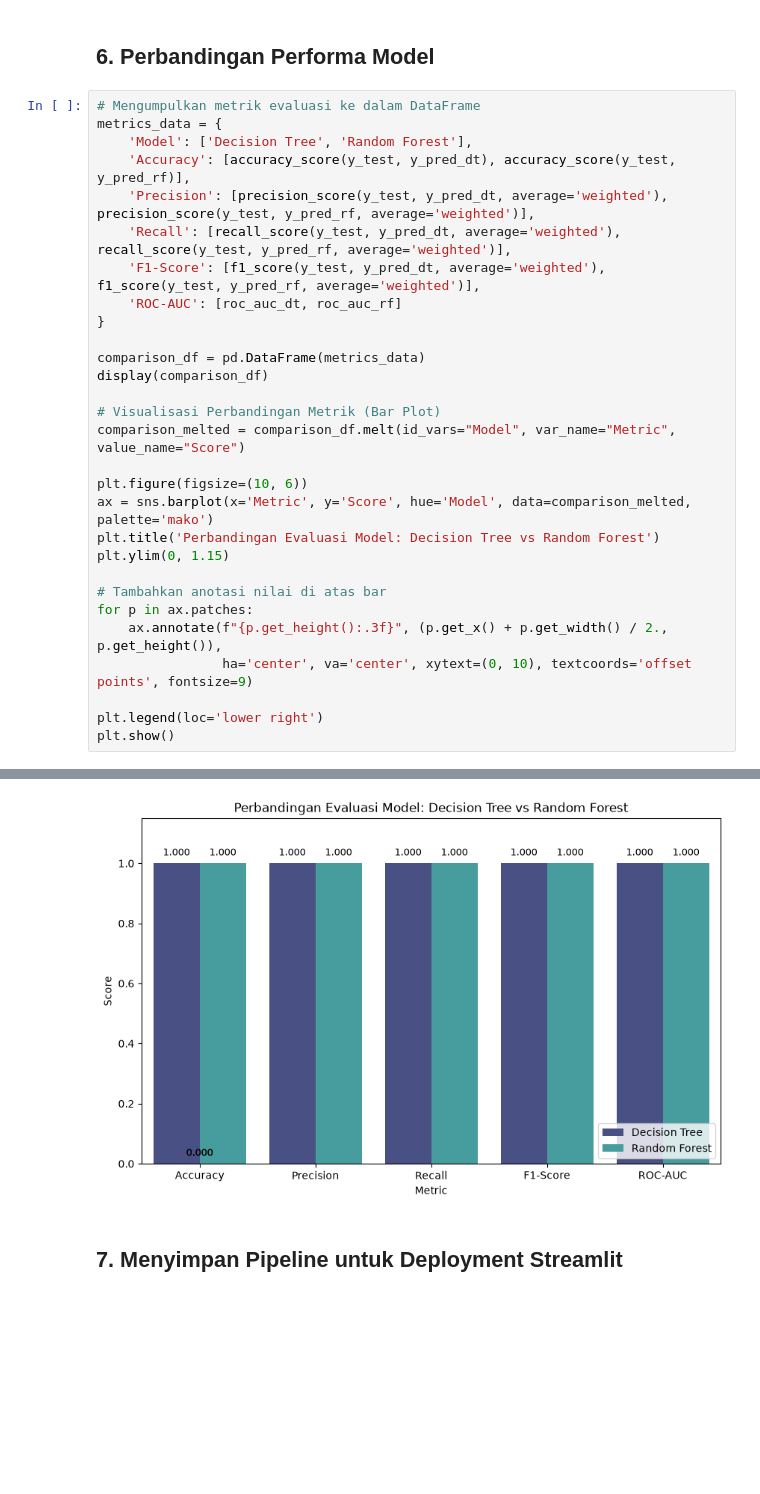
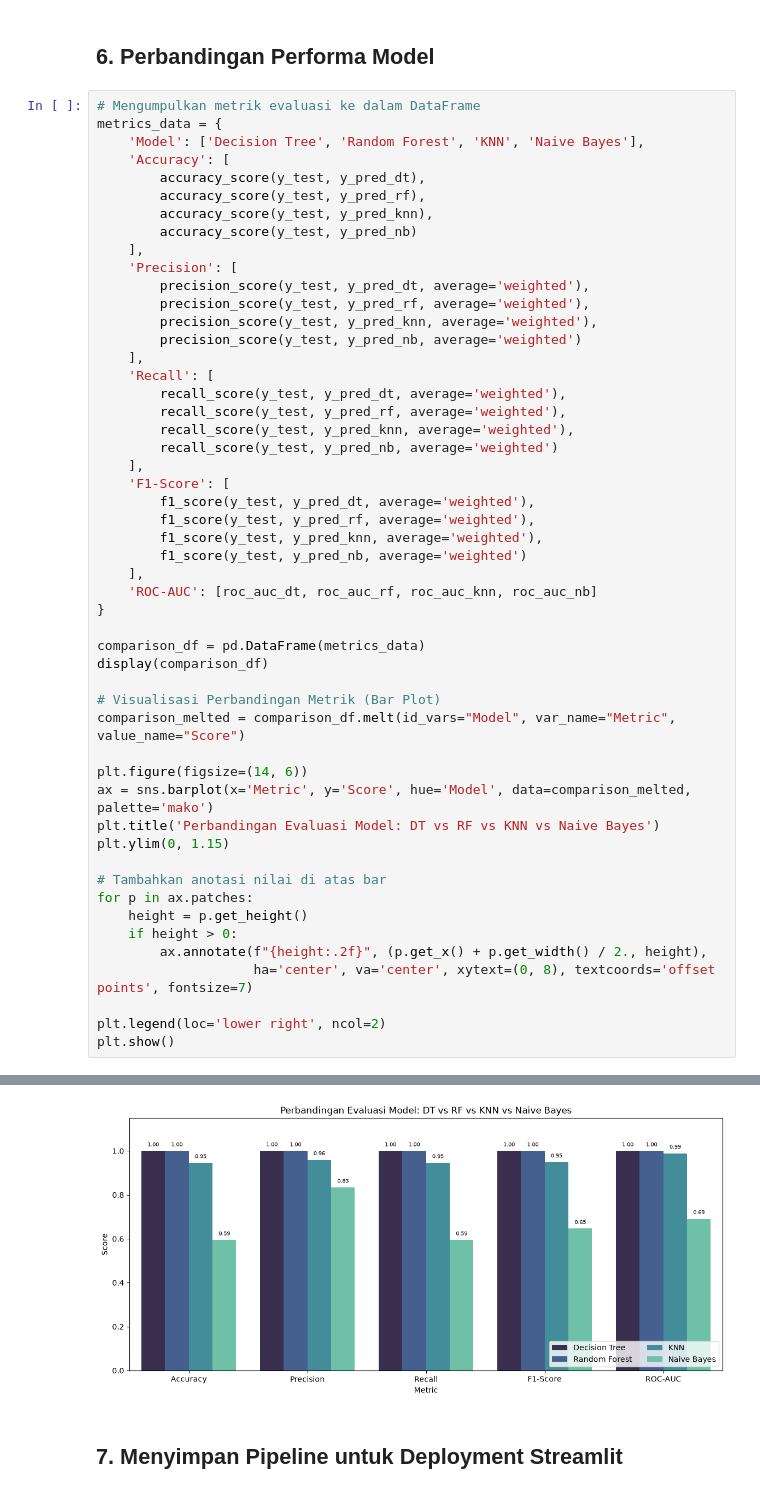
Before and after one commit to Tayen15/datamining-smartTPS-predictor, a Jupyter notebook: modeling.ipynb, the cells around one changed output, grey strips where cells are left out. Drawn from its saved outputs; the diff is of its cells as text; blank space fills up the shorter version.

Commit message:
menambahkan model baru yaitu KNN dan NB

```diff
--- a/modeling.ipynb
+++ b/modeling.ipynb
@@ -253,12 +391,32 @@ plt.show()
 # %%
 # Mengumpulkan metrik evaluasi ke dalam DataFrame
 metrics_data = {
-    'Model': ['Decision Tree', 'Random Forest'],
-    'Accuracy': [accuracy_score(y_test, y_pred_dt), accuracy_score(y_test, y_pred_rf)],
-    'Precision': [precision_score(y_test, y_pred_dt, average='weighted'), precision_score(y_test, y_pred_rf, average='weighted')],
-    'Recall': [recall_score(y_test, y_pred_dt, average='weighted'), recall_score(y_test, y_pred_rf, average='weighted')],
-    'F1-Score': [f1_score(y_test, y_pred_dt, average='weighted'), f1_score(y_test, y_pred_rf, average='weighted')],
-    'ROC-AUC': [roc_auc_dt, roc_auc_rf]
+    'Model': ['Decision Tree', 'Random Forest', 'KNN', 'Naive Bayes'],
+    'Accuracy': [
+        accuracy_score(y_test, y_pred_dt),
+        accuracy_score(y_test, y_pred_rf),
+        accuracy_score(y_test, y_pred_knn),
+        accuracy_score(y_test, y_pred_nb)
+    ],
+    'Precision': [
+        precision_score(y_test, y_pred_dt, average='weighted'),
+        precision_score(y_test, y_pred_rf, average='weighted'),
+        precision_score(y_test, y_pred_knn, average='weighted'),
+        precision_score(y_test, y_pred_nb, average='weighted')
+    ],
+    'Recall': [
+        recall_score(y_test, y_pred_dt, average='weighted'),
+        recall_score(y_test, y_pred_rf, average='weighted'),
+        recall_score(y_test, y_pred_knn, average='weighted'),
+        recall_score(y_test, y_pred_nb, average='weighted')
+    ],
+    'F1-Score': [
+        f1_score(y_test, y_pred_dt, average='weighted'),
+        f1_score(y_test, y_pred_rf, average='weighted'),
+        f1_score(y_test, y_pred_knn, average='weighted'),
+        f1_score(y_test, y_pred_nb, average='weighted')
+    ],
+    'ROC-AUC': [roc_auc_dt, roc_auc_rf, roc_auc_knn, roc_auc_nb]
 }
 
 comparison_df = pd.DataFrame(metrics_data)
@@ -267,17 +425,19 @@ display(comparison_df)
 # Visualisasi Perbandingan Metrik (Bar Plot)
 comparison_melted = comparison_df.melt(id_vars="Model", var_name="Metric", value_name="Score")
 
-plt.figure(figsize=(10, 6))
+plt.figure(figsize=(14, 6))
 ax = sns.barplot(x='Metric', y='Score', hue='Model', data=comparison_melted, palette='mako')
-plt.title('Perbandingan Evaluasi Model: Decision Tree vs Random Forest')
+plt.title('Perbandingan Evaluasi Model: DT vs RF vs KNN vs Naive Bayes')
 plt.ylim(0, 1.15)
 
 # Tambahkan anotasi nilai di atas bar
 for p in ax.patches:
-    ax.annotate(f"{p.get_height():.3f}", (p.get_x() + p.get_width() / 2., p.get_height()),
-                ha='center', va='center', xytext=(0, 10), textcoords='offset points', fontsize=9)
+    height = p.get_height()
+    if height > 0:
+        ax.annotate(f"{height:.2f}", (p.get_x() + p.get_width() / 2., height),
+                    ha='center', va='center', xytext=(0, 8), textcoords='offset points', fontsize=7)
 
-plt.legend(loc='lower right')
+plt.legend(loc='lower right', ncol=2)
 plt.show()
 # %% [output]
 |  | Model | Accuracy | Precision | Recall | F1-Score | ROC-AUC |
@@ -286,4 +448,4 @@ plt.show()
-[figure, old version]
+[figure, new version]
 # %% [markdown]
 ## 7. Menyimpan Pipeline untuk Deployment Streamlit
 # %%
```
Also changed, not shown: parts of 7 cells of this notebook.
